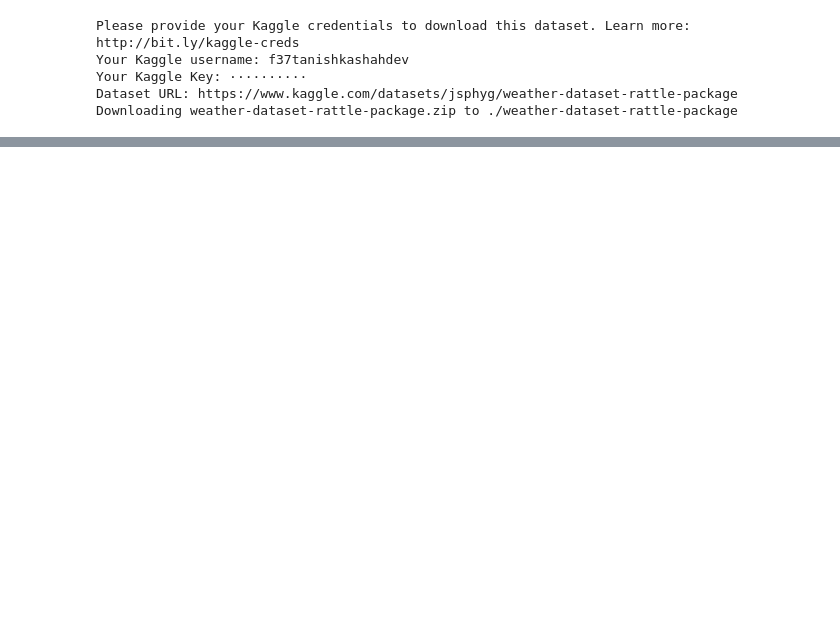
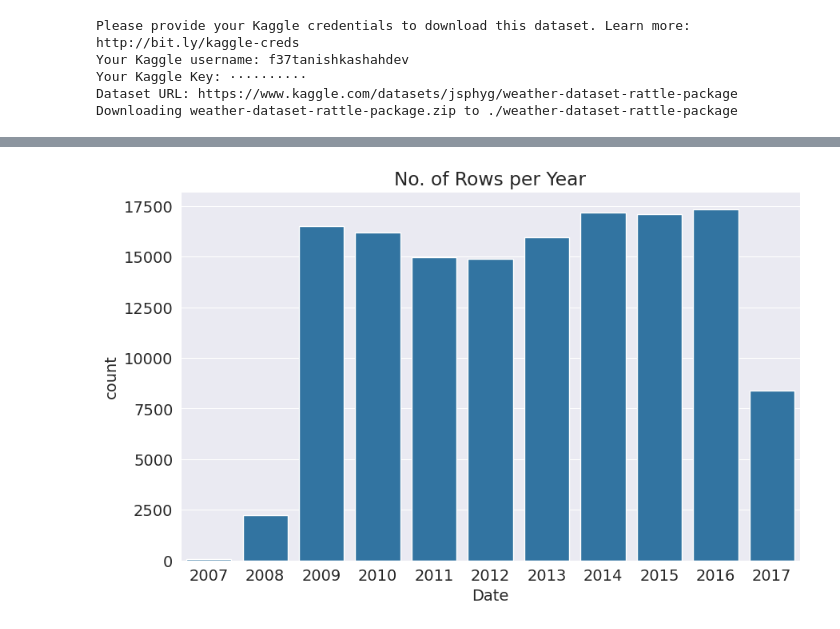
Before and after one commit to tanishka143-lang/NextDayRainPredictor, a Jupyter notebook: NextDayRainPredictor.ipynb, the cells around one changed output, grey strips where cells are left out. Cells and saved outputs as stored; diff of their text form; code cells hidden in the pictures; blank space fills up the shorter version.

```diff
--- a/NextDayRainPredictor.ipynb
+++ b/NextDayRainPredictor.ipynb
@@ -19,0 +166,11 @@ Downloading weather-dataset-rattle-package.zip to ./weather-dataset-rattle-packa
+# %%
+import plotly.express as px
+import matplotlib
+import matplotlib.pyplot as plt
+import seaborn as sns
+%matplotlib inline
+
+sns.set_style('darkgrid')
+matplotlib.rcParams['font.size'] = 14
+matplotlib.rcParams['figure.figsize'] = (10, 6)
+matplotlib.rcParams['figure.facecolor'] = '#00000000'
@@ -19,0 +230,7 @@ Downloading weather-dataset-rattle-package.zip to ./weather-dataset-rattle-packa
+# %%
+use_sample = False
+# %%
+sample_fraction = 0.1
+# %%
+if use_sample:
+    df = df.sample(frac=sample_fraction).copy()
@@ -19,0 +279,5 @@ Downloading weather-dataset-rattle-package.zip to ./weather-dataset-rattle-packa
+# %%
+plt.title('No. of Rows per Year')
+sns.countplot(x=pd.to_datetime(df.Date).dt.year);
+# %% [output]
+[figure, added]
```
Also changed, not shown: parts of 54 cells of this notebook.
